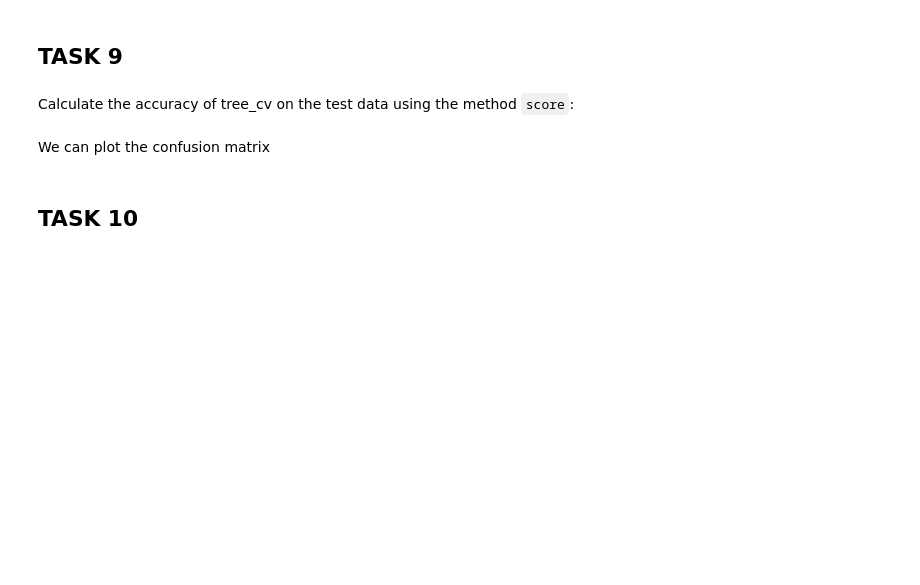
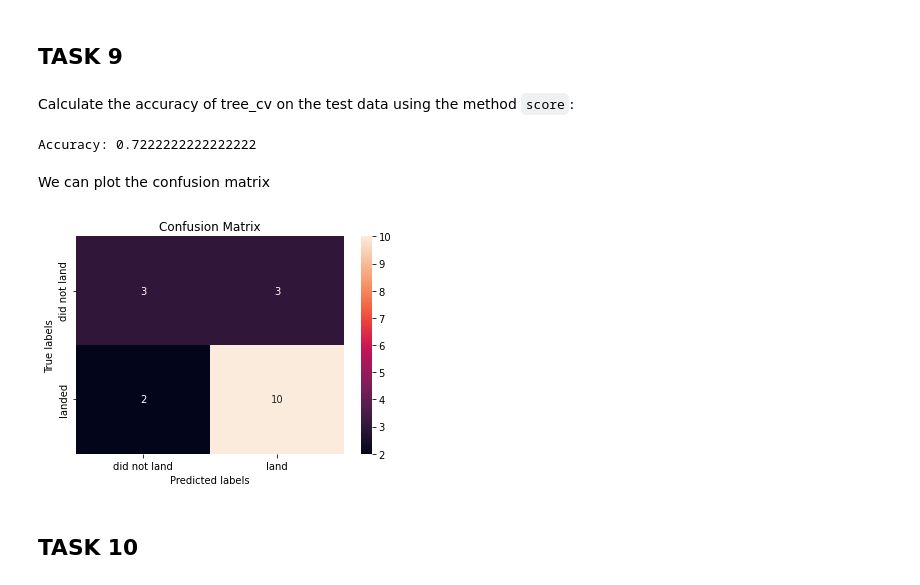
Before and after one commit to manglikd/SpaceX, a Jupyter notebook: SpaceX_Machine Learning Prediction_Part_5.ipynb, the cells around one changed output. Cells and saved outputs as stored; diff of their text form; code cells hidden in the pictures; blank space fills up the shorter version.

Commit message:
updated SpaceX_Machine Learning Prediction_Part_5

```diff
--- a/SpaceX_Machine Learning Prediction_Part_5.ipynb
+++ b/SpaceX_Machine Learning Prediction_Part_5.ipynb
@@ -129,4 +129,4 @@ Standardize the data in <code>X</code> then reassign it to the variable  <code>X
 # students get this
 transform = preprocessing.StandardScaler()
 # %%
-transform.fit_transform(X)
+X = transform.fit_transform(X)
@@ -180,17 +162,16 @@ parameters ={'C':[0.01, 0.1,1],
              'penalty':['l2'],
              'solver':['lbfgs']}
 # %%
-parameters ={
-    'C':[0.01, 0.1,1],
-    'penalty':['l2'],
-    'solver'  : ['liblinear']}# l1 lasso l2 ridge
+parameters ={'C':[0.01, 0.1,1],
+             'penalty':['l2'],
+             'solver':['lbfgs']}
 
 lr=LogisticRegression()
 
-grid_search = GridSearchCV(lr, parameters, cv=10,
+logreg_cv = GridSearchCV(lr, parameters, cv=10,
                            scoring='accuracy',
                            return_train_score=True)
-grid_search.fit(X_train, Y_train)
+logreg_cv.fit(X_train, Y_train)
 # %% [output]
 GridSearchCV(cv=10, estimator=LogisticRegression(),
              param_grid={'C': [0.01, 0.1, 1], 'penalty': ['l2'],
@@ -232,7 +213,12 @@ parameters = {'kernel':('linear', 'rbf','poly'),
               'gamma':np.logspace(-3, 3, 5)}
 svm = SVC()
 # %%
-svm_cv = GridSearchCV(svm, parameters, cv=5,
+parameters = {'kernel':('linear', 'rbf','poly', 'sigmoid'),
+              'C': np.logspace(-3, 3, 5),
+              'gamma':np.logspace(-3, 3, 5)}
+svm = SVC()
+
+svm_cv = GridSearchCV(svm, parameters, cv=10,
                            scoring='accuracy',
                            return_train_score=True)
 svm_cv.fit(X_train, Y_train)
@@ -263,3 +264,8 @@ parameters = {'criterion': ['gini', 'entropy'],
      'min_samples_split': [2, 5, 10]}
 
 tree = DecisionTreeClassifier()
+# %%
+tree_cv = GridSearchCV(tree, parameters, cv=10,
+                           scoring='accuracy',
+                           return_train_score=True)
+tree_cv.fit(X_train, Y_train)
@@ -270,11 +288,17 @@ print("accuracy :",tree_cv.best_score_)
 ## TASK  9
 # %% [markdown]
 Calculate the accuracy of tree_cv on the test data using the method <code>score</code>:
+# %%
+print("Accuracy:", tree_cv.score(X_test, Y_test))
+# %% [output]
+Accuracy: 0.7222222222222222
 # %% [markdown]
 We can plot the confusion matrix
 # %%
-yhat = svm_cv.predict(X_test)
+yhat = tree_cv.predict(X_test)
 plot_confusion_matrix(Y_test,yhat)
+# %% [output]
+[figure, added]
 # %% [markdown]
 ## TASK  10
 # %% [markdown]
```
Also changed, not shown: parts of 19 cells of this notebook.
